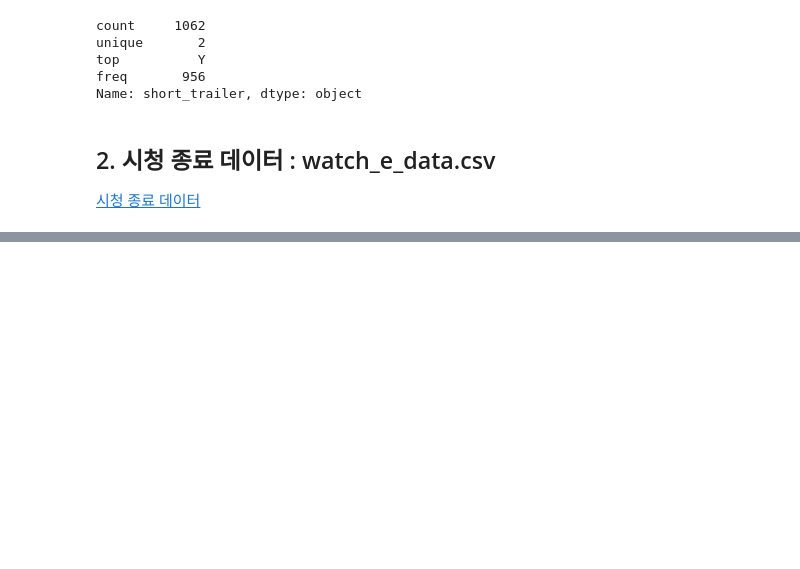
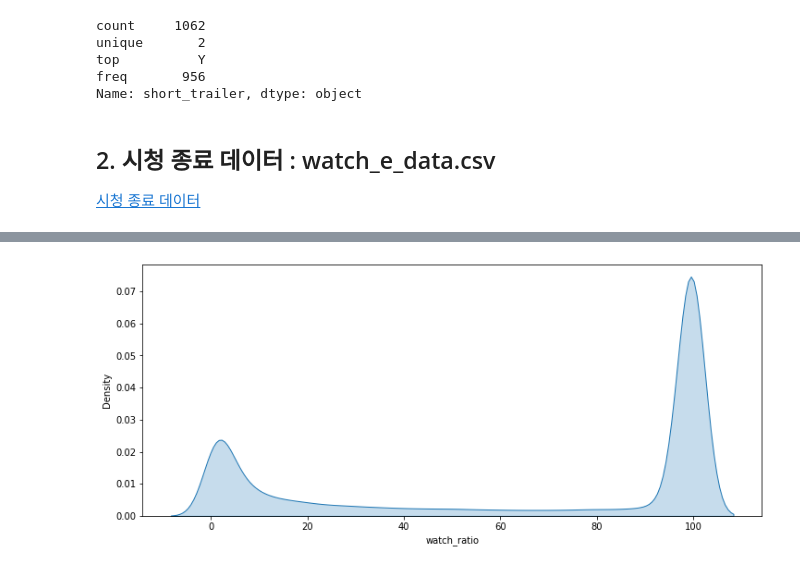
Before and after one commit to lg960214/2022-lguplus-AI-Ground, a Jupyter notebook: EDA_lg.ipynb, the cells around one changed output, grey strips where cells are left out. Cells and saved outputs as stored; diff of their text form; code cells hidden in the pictures; blank space fills up the shorter version.

```diff
--- a/EDA_lg.ipynb
+++ b/EDA_lg.ipynb
@@ -203,0 +217,10 @@ df_watch[idx]
+# %%
+df_watch['watch_ratio'] = (df_watch['watch_time']*100) / df_watch['total_time']
+
+fig, ax = plt.subplots(1,1, figsize=(12, 5))
+
+sns.kdeplot(x='watch_ratio', data=df_watch, ax=ax, fill=True)
+
+plt.show()
+# %% [output]
+[figure, added]
```
Also changed, not shown: parts of 10 cells of this notebook.
